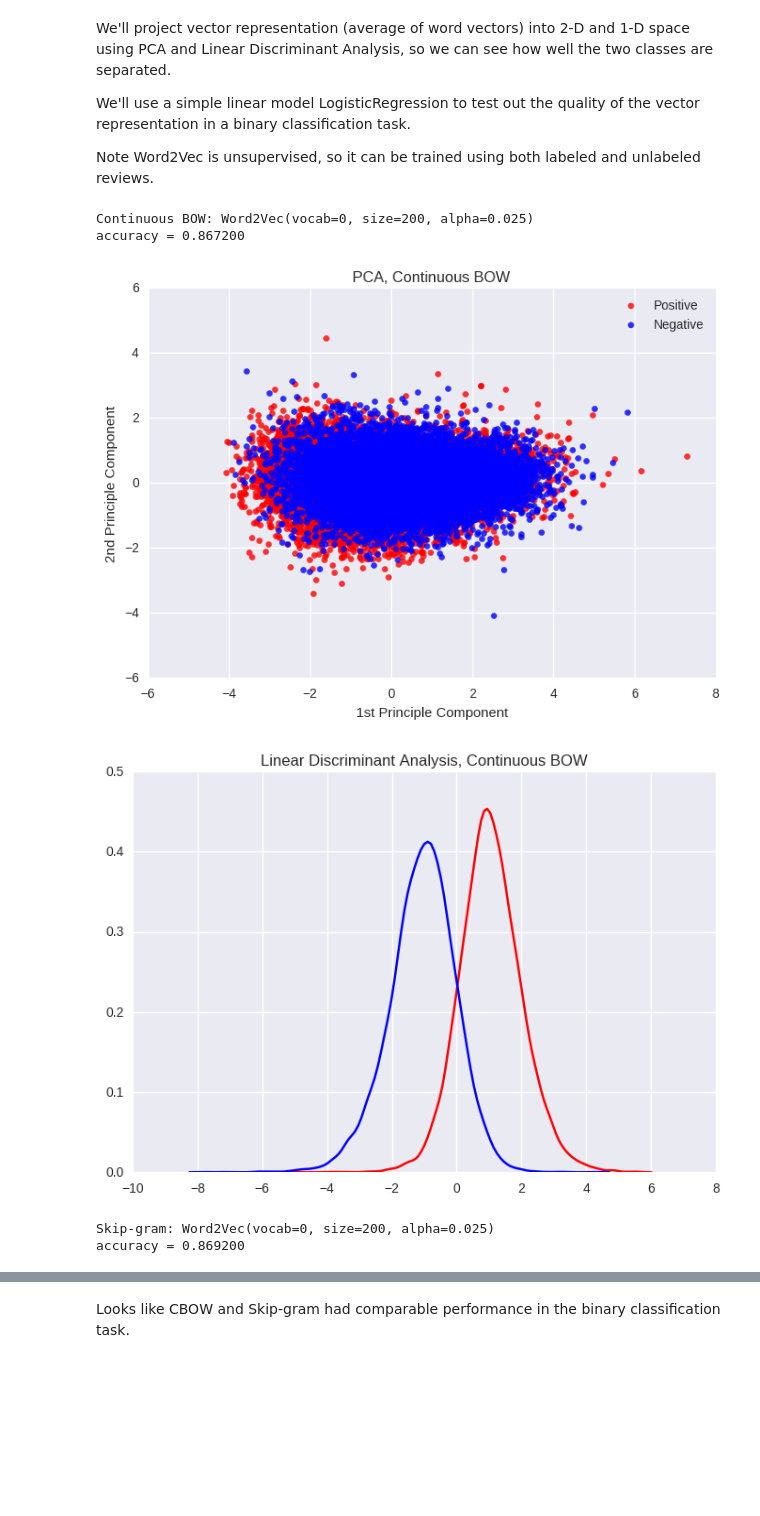
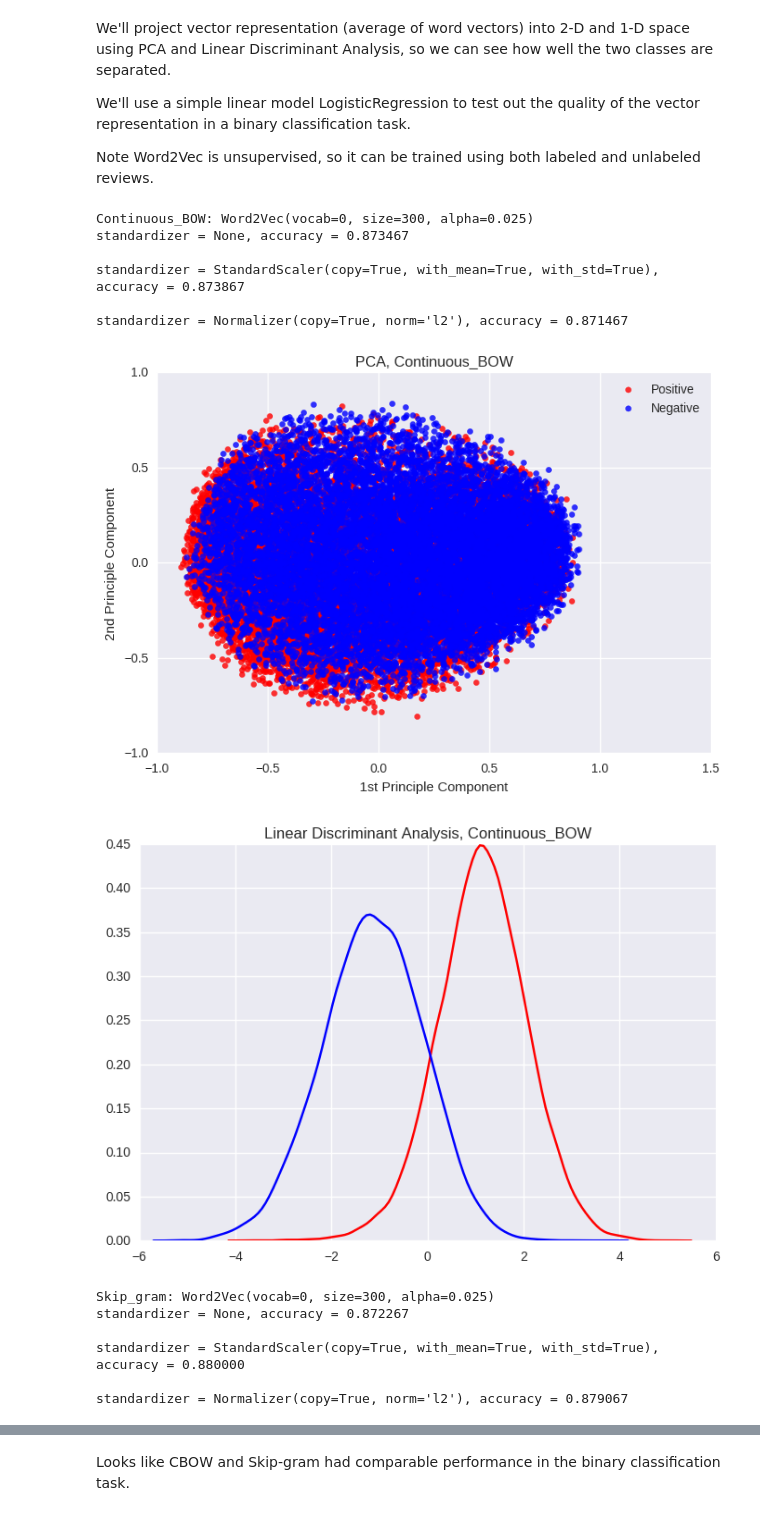
Before and after one commit to chao-ji/movie_review, a Jupyter notebook: Part 3 Word2Vec.ipynb, the cells around one changed output, grey strips where cells are left out. Saved outputs shown, nothing was run; the diff lists cells and outputs as text; code cells hidden in the pictures; blank space fills up the shorter version.

```diff
--- a/Part 3 Word2Vec.ipynb
+++ b/Part 3 Word2Vec.ipynb
@@ -82,11 +82,11 @@ len(sents)
 # %% [markdown]
 We'll try both the **CBOW** (sg=0) and **Skip-gram** (sg=1) architecture
 # %%
-num_features = 200
-models = [Word2Vec(workers=4, sg=0, size=num_features, window=10, min_count=40, sample=1e-3, iter=10),
-          Word2Vec(workers=4, sg=1, size=num_features, window=10, min_count=40, sample=1e-3, iter=10)]
+num_features = 300
+models = [Word2Vec(workers=4, sg=0, size=num_features, window=10, min_count=40, sample=1e-3, iter=12),
+          Word2Vec(workers=4, sg=1, size=num_features, window=10, min_count=40, sample=1e-3, iter=12)]
 
-names = ["Continuous BOW", "Skip-gram"]
+names = ["Continuous_BOW", "Skip_gram"]
 # %% [markdown]
 The helper function that turn each review (a string, raw text) into the average of vectors of words (that are present in the word2vec model):
 # %%
@@ -115,39 +115,54 @@ for model, name in zip(models, names):
     print "%s: %s" % (name, str(model))
     model.build_vocab(sents)
     model.train(sents)
+    model.save("Word2Vec_" + name)
 
     X = np.array([word_vec_average(review, model) for review in train_sents])
 
     y = train["sentiment"].values
-    lr = LogisticRegression(random_state=42)
 
-    X_train, X_test, y_train, y_test = train_test_split(X, y, test_size=0.3, random_state=42)
-    print "accuracy = %f\n" % lr.fit(X_train, y_train).score(X_test, y_test)
+    for standardizer in [None, StandardScaler(), Normalizer()]:
+        if standardizer is not None:
+            X = standardizer.fit_transform(X)
+
+        lr = LogisticRegression(random_state=42)
+
+        X_train, X_test, y_train, y_test = train_test_split(X, y, test_size=0.3, random_state=42)
+        print "standardizer = %s, accuracy = %f\n" % (str(standardizer),
+                                                      lr.fit(X_train, y_train).score(X_test, y_test))
 
     pca = PCA(n_components=2)
     X_r = pca.fit(X).transform(X)
     labels = ["positive", "negative"]
     for color, i, label in zip(["red", "blue"], [1, 0], labels):
         plt.scatter(X_r[y==i, 0], X_r[y==i, 1], color=color, alpha=0.8, label=label)
     plt.xlabel("1st Principle Component")
     plt.ylabel("2nd Principle Component")
     plt.legend(["Positive", "Negative"])
     plt.title("PCA, " + name )
     plt.show()
 
     lda = LinearDiscriminantAnalysis(n_components=2)
     X_r2 = lda.fit(X, y).transform(X).ravel()
     pos, neg = X_r2[y==1], X_r2[y==0]
     sns.kdeplot(pos, color="red")
     plt.hold(True)
     sns.kdeplot(neg, color="blue")
     plt.legend(["Positive", "Negative"])
     plt.title("Linear Discriminant Analysis, " + name)
     plt.show()
 # %% [output]
-Continuous BOW: Word2Vec(vocab=0, size=200, alpha=0.025)
-accuracy = 0.867200
+Continuous_BOW: Word2Vec(vocab=0, size=300, alpha=0.025)
+standardizer = None, accuracy = 0.873467
+
+standardizer = StandardScaler(copy=True, with_mean=True, with_std=True), accuracy = 0.873867
+
+standardizer = Normalizer(copy=True, norm='l2'), accuracy = 0.871467
-[figure, old version]
+[figure, new version]
-[figure, old version]
+[figure, new version]
-Skip-gram: Word2Vec(vocab=0, size=200, alpha=0.025)
-accuracy = 0.869200
+Skip_gram: Word2Vec(vocab=0, size=300, alpha=0.025)
+standardizer = None, accuracy = 0.872267
+
+standardizer = StandardScaler(copy=True, with_mean=True, with_std=True), accuracy = 0.880000
+
+standardizer = Normalizer(copy=True, norm='l2'), accuracy = 0.879067
```
Also changed, not shown: parts of 8 cells of this notebook.
